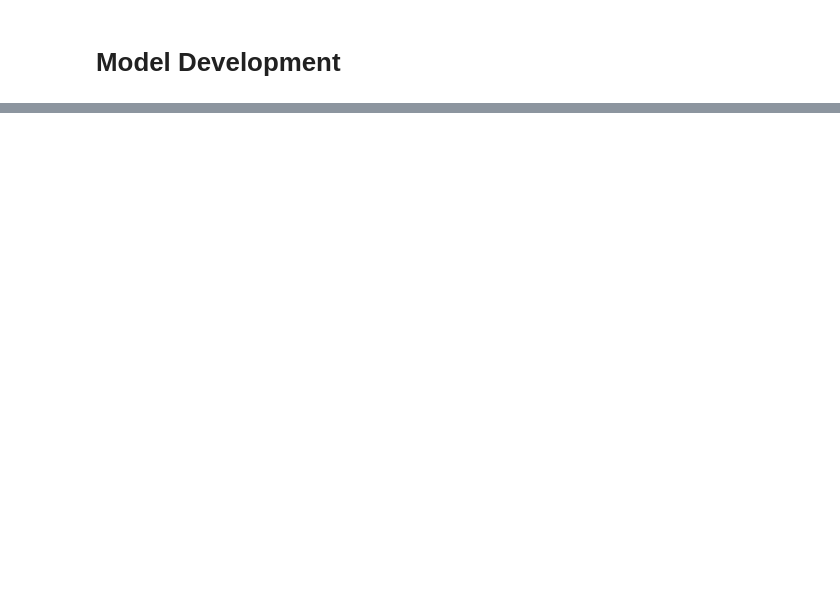
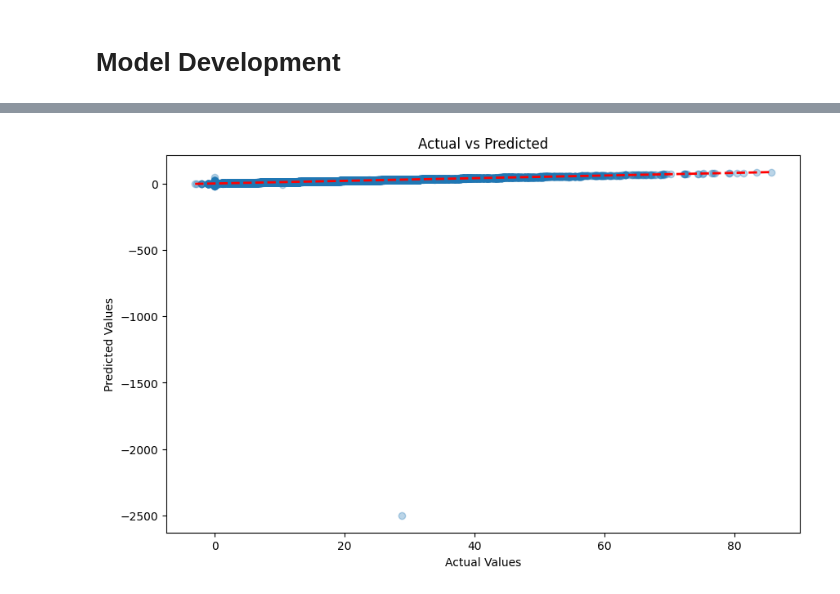
Before and after one commit to sammig6i/NBA-Fantasy-Points-Prediction, a Jupyter notebook: notebooks/model_development.ipynb, the cells around one changed output, grey strips where cells are left out. Saved outputs shown, nothing was run; the diff lists cells and outputs as text; code cells hidden in the pictures; blank space fills up the shorter version.

Commit message:
first linear regression model

```diff
--- a/notebooks/model_development.ipynb
+++ b/notebooks/model_development.ipynb
@@ -137,0 +159,4 @@ print(df[df['Season'] == '2023-24']['Date'].min())
+# %%
+df['MP'] = df['MP'].apply(convert_mp_to_minutes)
+df['Date'] = pd.to_datetime(df['Date'])
+df.dtypes.to_frame()
@@ -139,0 +214,8 @@ print(df[df['Season'] == '2023-24']['Date'].min())
+# %%
+# split the data into 80-10-10 train, val, and test split
+X = df_encoded.drop('fpts_fanduel', axis=1)
+y = df_encoded['fpts_fanduel']
+
+X_train, X_temp, y_train, y_temp = train_test_split(X, y, test_size=0.2, random_state=42)
+X_val, X_test, y_val, y_test = train_test_split(X_temp, y_temp, test_size=0.5, random_state=42)
+print(f"Training set: {X_train.shape}, Validation set: {X_val.shape}, Test set: {X_test.shape}")
@@ -139,0 +226,22 @@ print(df[df['Season'] == '2023-24']['Date'].min())
+# %%
+# Drop date column since it is not numeric
+imputer = SimpleImputer(strategy='mean')
+
+X_train = X_train.drop(columns=['Date', 'GameLink'])
+X_train['MP'] = X_train['MP'].apply(convert_mp_to_minutes)
+
+X_val = X_val.drop(columns=['Date', 'GameLink'])
+X_val['MP'] = X_val['MP'].apply(convert_mp_to_minutes)
+
+# replace missing values with mean of each column
+X_train = imputer.fit_transform(X_train)
+X_val = imputer.transform(X_val)
+
+
+model = LinearRegression()
+model.fit(X_train, y_train)
+y_val_pred = model.predict(X_val)
+print(f'Validation R^2 Score: {r2_score(y_val, y_val_pred)}')
+print(f'Mean Absolute Error (MAE): {mean_absolute_error(y_val, y_val_pred)}')
+print(f'Mean Squared Error (MSE): {mean_squared_error(y_val, y_val_pred)}')
+print(f'Root Mean Squared Error (RMSE): {mean_squared_error(y_val, y_val_pred, squared=False)}')
@@ -139,0 +266,10 @@ print(df[df['Season'] == '2023-24']['Date'].min())
+# %%
+plt.figure(figsize=(10, 6))
+plt.scatter(y_val, y_val_pred, alpha=0.3)
+plt.plot([y_val.min(), y_val.max()], [y_val.min(), y_val.max()], 'r--', lw=2)
+plt.xlabel('Actual Values')
+plt.ylabel('Predicted Values')
+plt.title('Actual vs Predicted')
+plt.show()
+# %% [output]
+[figure, added]
```
Also changed, not shown: parts of 21 cells of this notebook, 2 other files.
